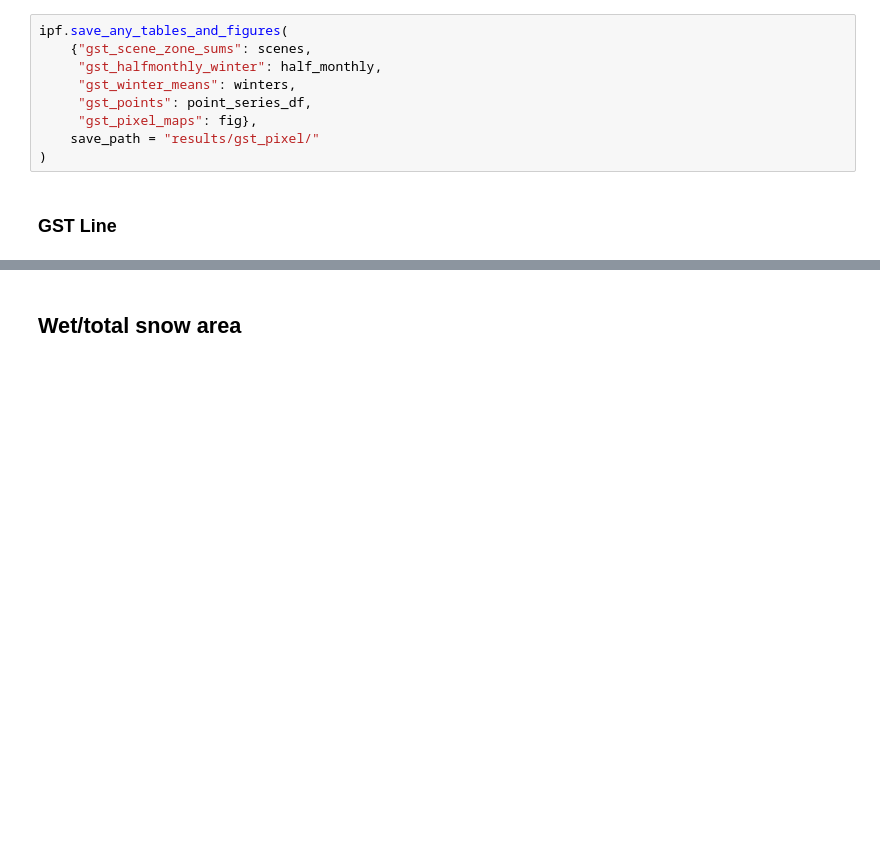
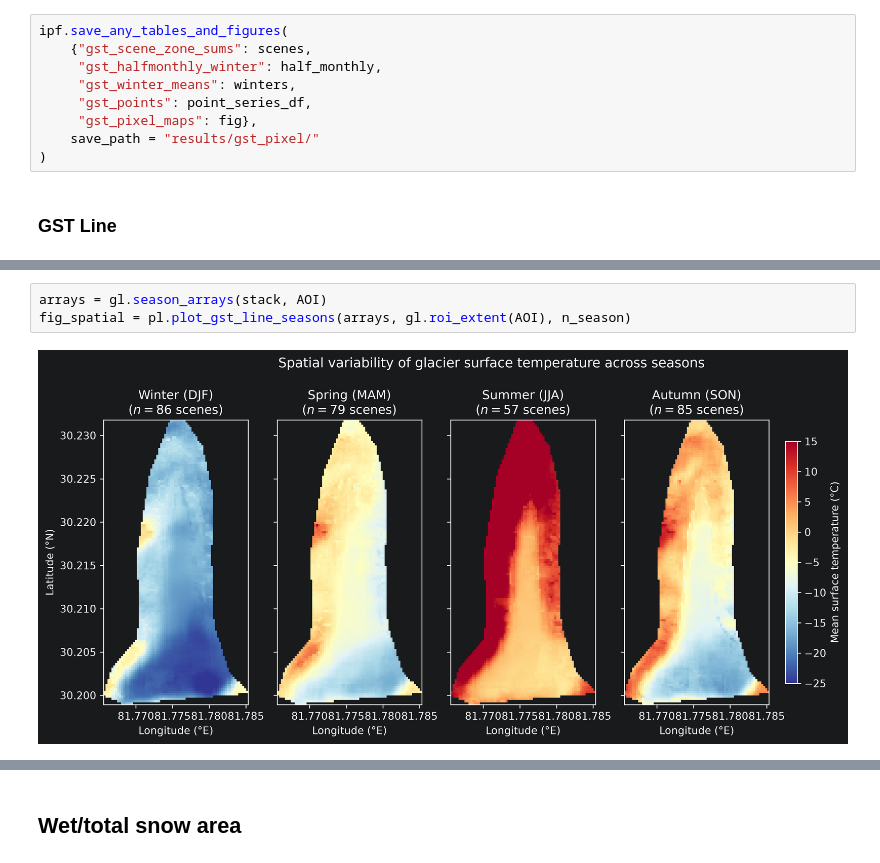
Before and after one commit to jgnnfw/EO_Cryosphere, a Jupyter notebook: main.ipynb, the cells around one changed output, grey strips where cells are left out. Cells and saved outputs as stored; diff of their text form; blank space fills up the shorter version.

```diff
--- a/main.ipynb
+++ b/main.ipynb
@@ -169,0 +204,5 @@ NameError: name 'gl' is not defined
+# %%
+arrays = gl.season_arrays(stack, AOI)
+fig_spatial = pl.plot_gst_line_seasons(arrays, gl.roi_extent(AOI), n_season)
+# %% [output]
+[figure, added]
```
Also changed, not shown: parts of 14 cells of this notebook, 2 other files.
